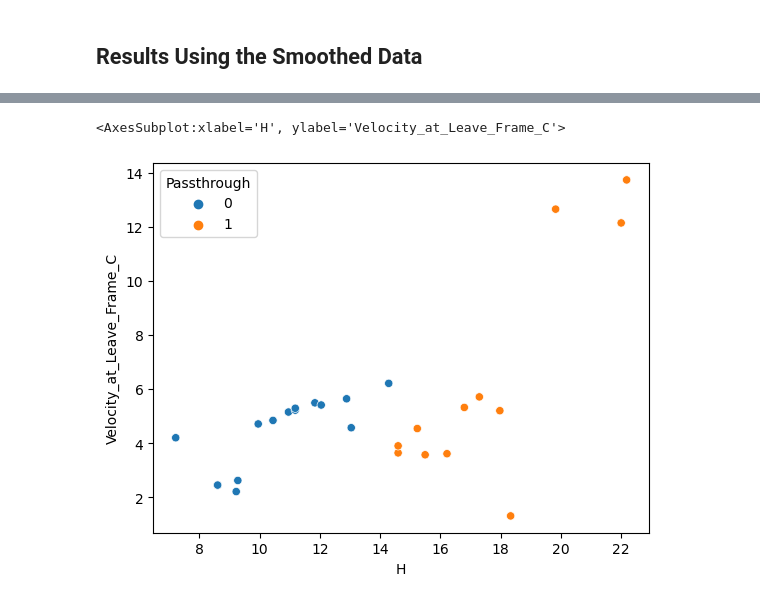
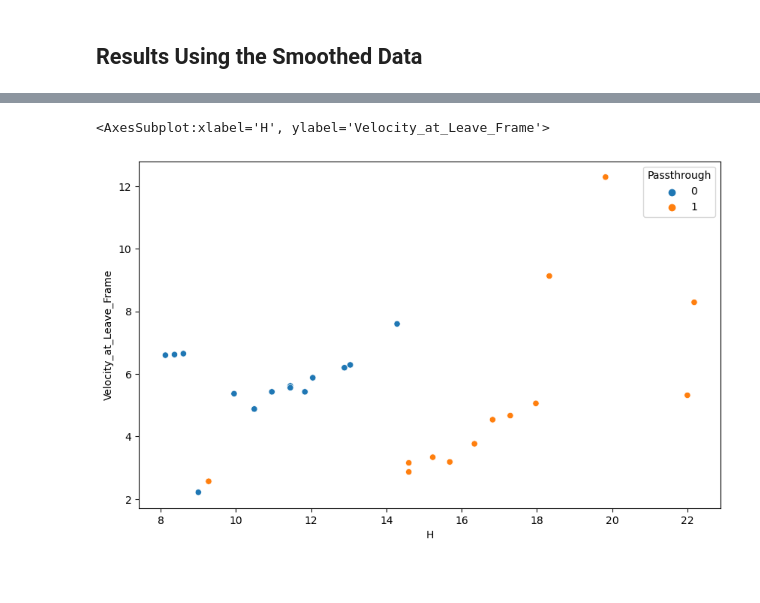
Before and after one commit to Hari31416/mini-project, a Jupyter notebook: data/Analysis_of_Results.ipynb, the cells around one changed output, grey strips where cells are left out. Cells and saved outputs as stored; diff of their text form; code cells hidden in the pictures; blank space fills up the shorter version.

```diff
--- a/data/Analysis_of_Results.ipynb
+++ b/data/Analysis_of_Results.ipynb
@@ -9,6 +4,7 @@ Requirement already satisfied: numpy<1.25.0,>=1.17.3 in c:\users\kul78\.conda\en
 import pandas as pd
 import numpy as np
 import matplotlib.pyplot as plt
+import matplotlib
 # from plotly.offline import init_notebook_mode
 import seaborn as sns
 # import cufflinks as cf
@@ -16,6 +12,8 @@ import seaborn as sns
 # cf.go_offline()
 import warnings
 warnings.filterwarnings('ignore')
+plt.rcdefaults()
+matplotlib.rcParams['figure.figsize'] = (10, 6)
 # %% [markdown]
 # Loading The CSV Files
 # %%
@@ -109,5 +97,5 @@ sns.scatterplot(y=raw_df['Velocity_at_Leave_Frame_C'][2:], x=raw_df['H'][2:]**0.
 # %%
-sns.scatterplot(y='Velocity_at_Leave_Frame_C', x=raw_df['H']**0.5, data=raw_df, hue="Passthrough")
+sns.scatterplot(y='Velocity_at_Leave_Frame', x=raw_df['H']**0.5, data=raw_df, hue="Passthrough")
 # %% [output]
-<AxesSubplot:xlabel='H', ylabel='Velocity_at_Leave_Frame_C'>
+<AxesSubplot:xlabel='H', ylabel='Velocity_at_Leave_Frame'>
-[figure, old version]
+[figure, new version]
```
Also changed, not shown: parts of 18 cells of this notebook, 16 other files.
